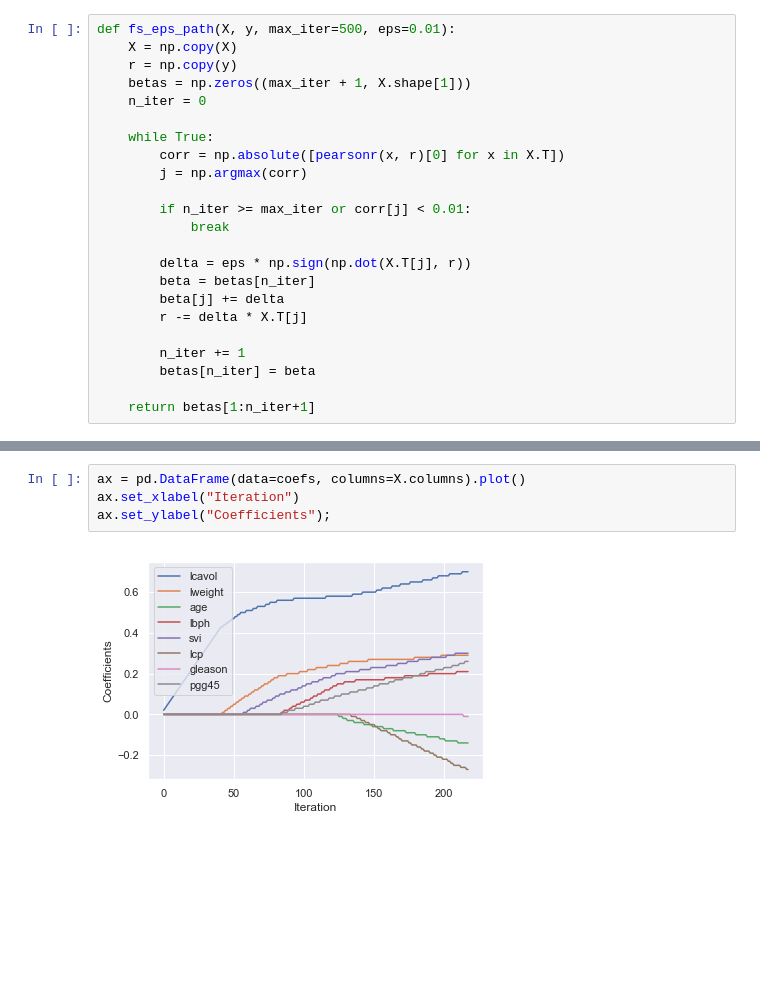
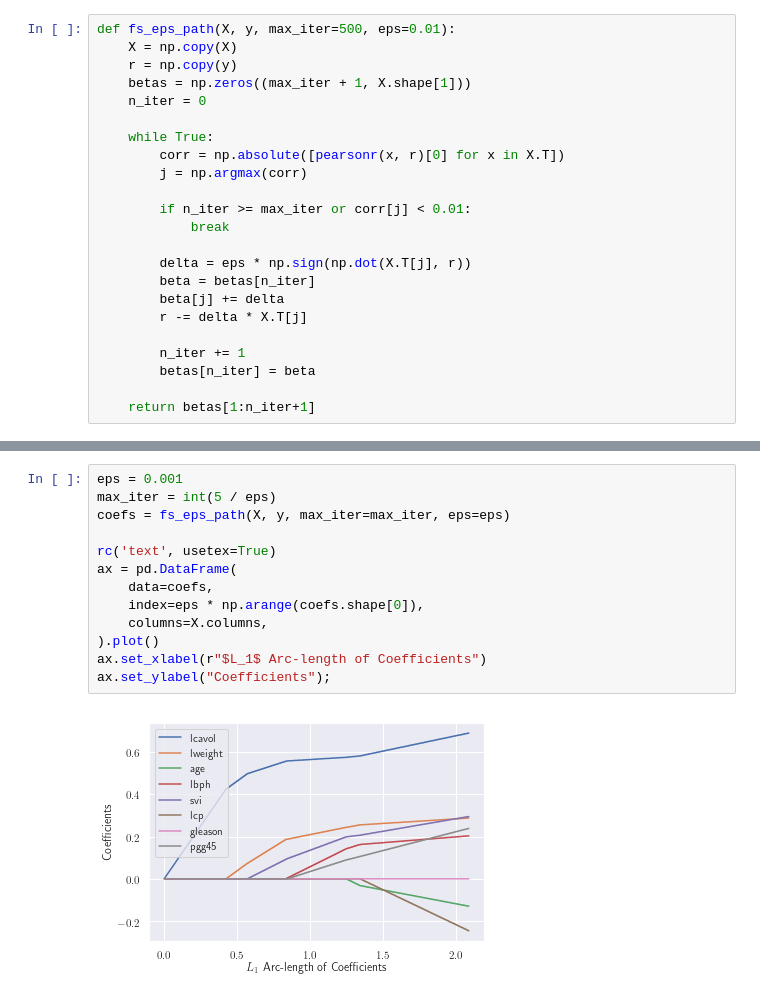
Before and after one commit to cathgreen/The-Elements-of-Statistical-Learning, a Jupyter notebook: ch03-linear-methods-for-regression/3.8.1-incremental-forward-stagewise-regression.ipynb, the cells around one changed output, grey strips where cells are left out. Saved outputs shown, nothing was run; the diff lists cells and outputs as text; blank space fills up the shorter version.

```diff
--- a/ch03-linear-methods-for-regression/3.8.1-incremental-forward-stagewise-regression.ipynb
+++ b/ch03-linear-methods-for-regression/3.8.1-incremental-forward-stagewise-regression.ipynb
@@ -48,6 +55,15 @@ coefs = fs_eps_path(X, y, eps=0.01)
-# %%
-ax = pd.DataFrame(data=coefs, columns=X.columns).plot()
-ax.set_xlabel("Iteration")
-ax.set_ylabel("Coefficients");
-# %% [output]
-[figure, removed]
+# %%
+eps = 0.001
+max_iter = int(5 / eps)
+coefs = fs_eps_path(X, y, max_iter=max_iter, eps=eps)
+
+rc('text', usetex=True)
+ax = pd.DataFrame(
+    data=coefs,
+    index=eps * np.arange(coefs.shape[0]),
+    columns=X.columns,
+).plot()
+ax.set_xlabel(r"$L_1$ Arc-length of Coefficients")
+ax.set_ylabel("Coefficients");
+# %% [output]
+[figure, added]
```
Also changed, not shown: parts of 2 cells of this notebook.
